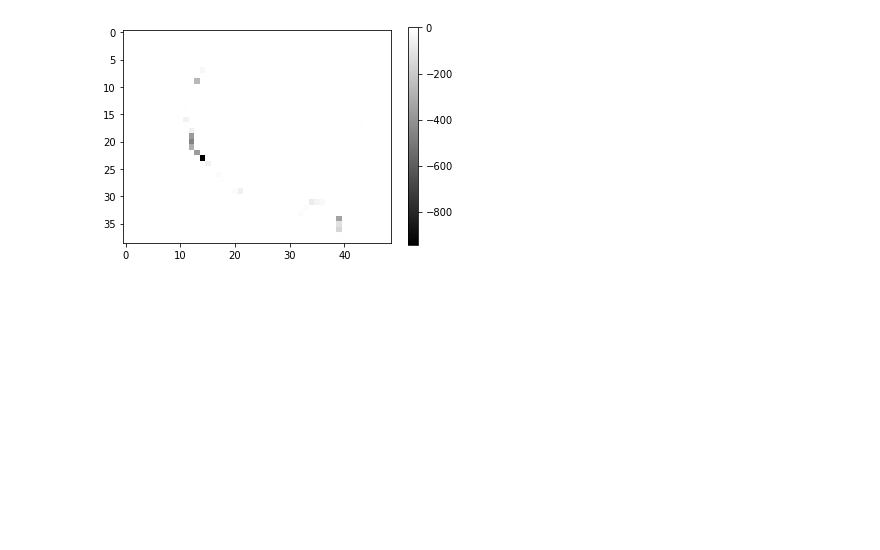
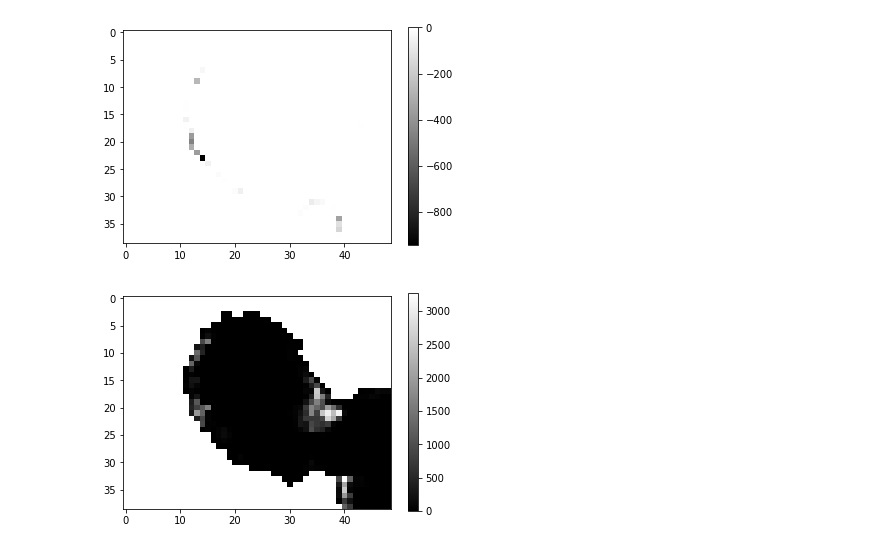
Before and after one commit to geohackweek/ghw2018_popfill, a Jupyter notebook: notebooks/DemoBasic.ipynb, the cells around one changed output. Cells and saved outputs as stored; diff of their text form; code cells hidden in the pictures; blank space fills up the shorter version.

```diff
--- a/notebooks/DemoBasic.ipynb
+++ b/notebooks/DemoBasic.ipynb
@@ -68,0 +162,6 @@ plot_real(new_counts-population.data)
+# %%
+xlv = matsolve(population.data,mask.data,.0001)
+#plot_real(xlv)
+plot_real(population.data)
+# %% [output]
+[figure, added]
```
Also changed, not shown: parts of 3 cells of this notebook.
